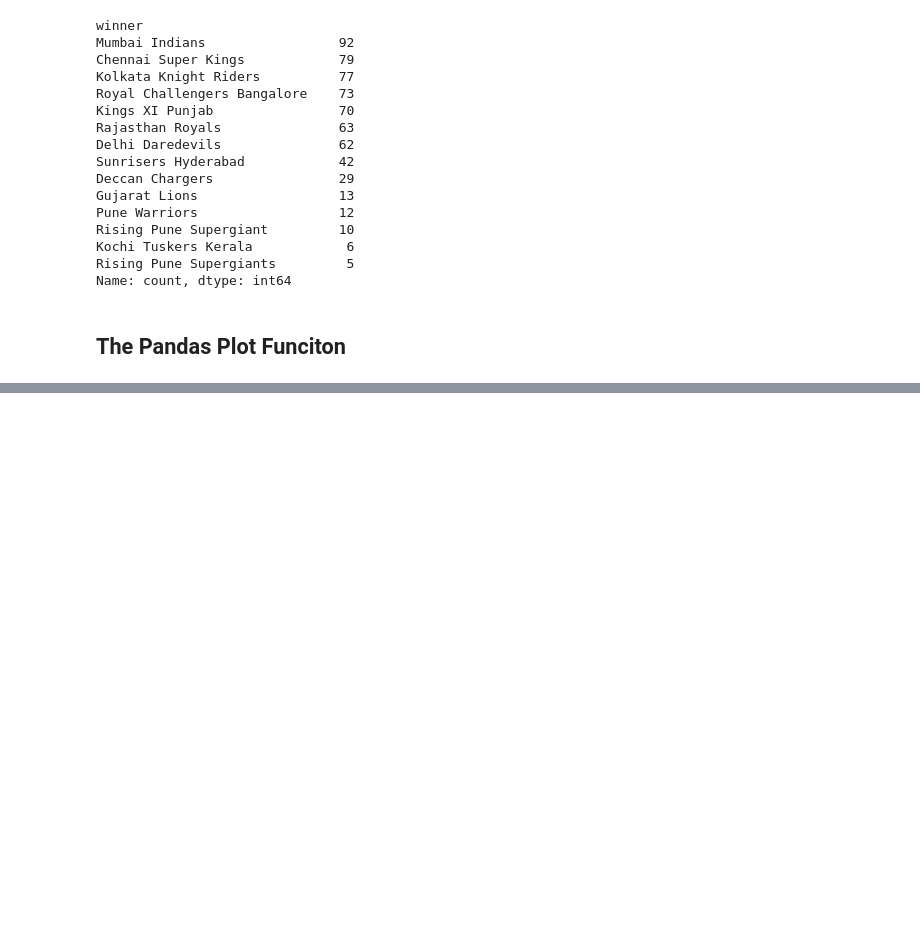
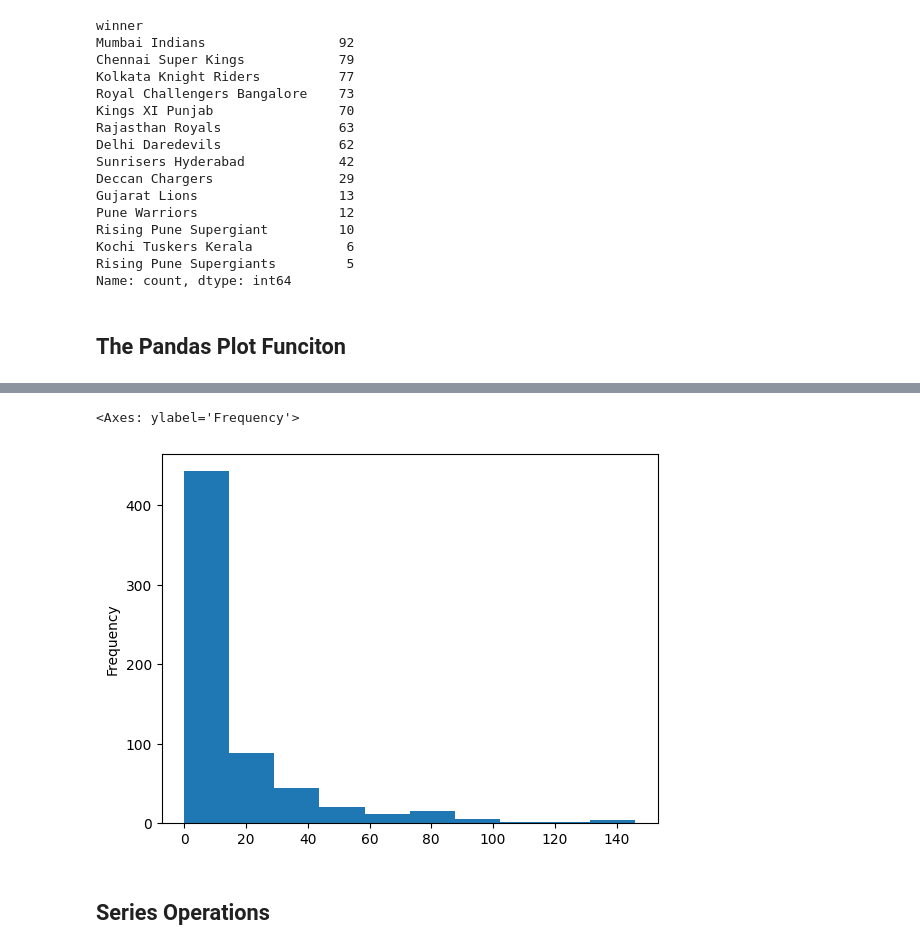
Before and after one commit to uchouhan14/Python-Libraries, a Jupyter notebook: Pandas/Pandas.ipynb, the cells around one changed output, grey strips where cells are left out. Saved outputs shown, nothing was run; the diff lists cells and outputs as text; code cells hidden in the pictures; blank space fills up the shorter version.

```diff
--- a/Pandas/Pandas.ipynb
+++ b/Pandas/Pandas.ipynb
@@ -312,0 +352,7 @@ Name: count, dtype: int64
+# %%
+data['win_by_runs'].plot(kind = 'hist')
+# %% [output]
+<Axes: ylabel='Frequency'>
+[figure, added]
+# %% [markdown]
+## Series Operations
```
Also changed, not shown: parts of 25 cells of this notebook.
